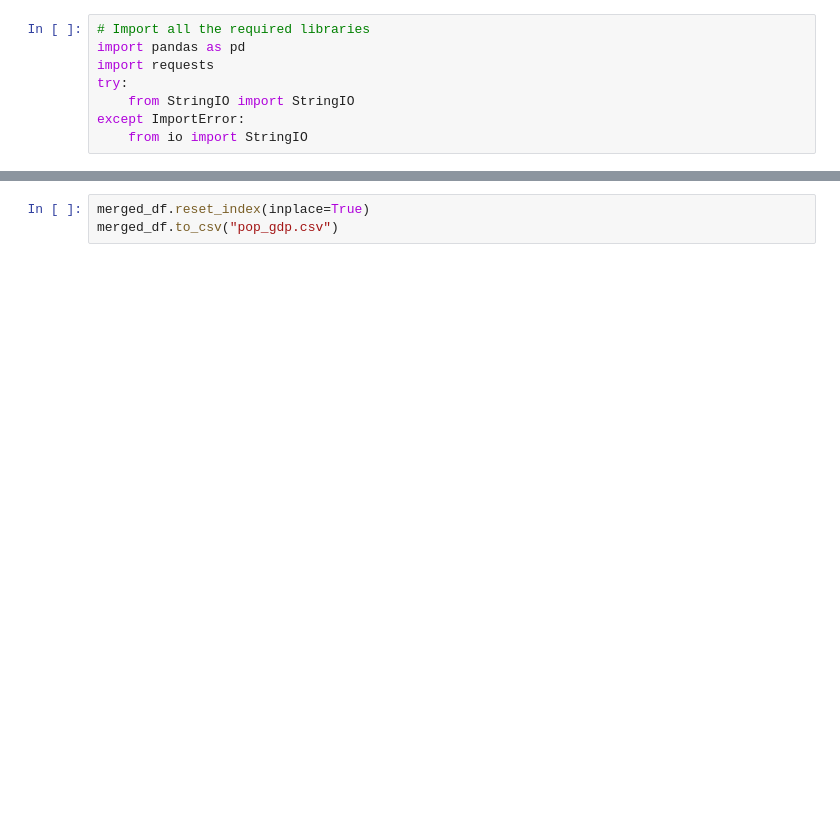
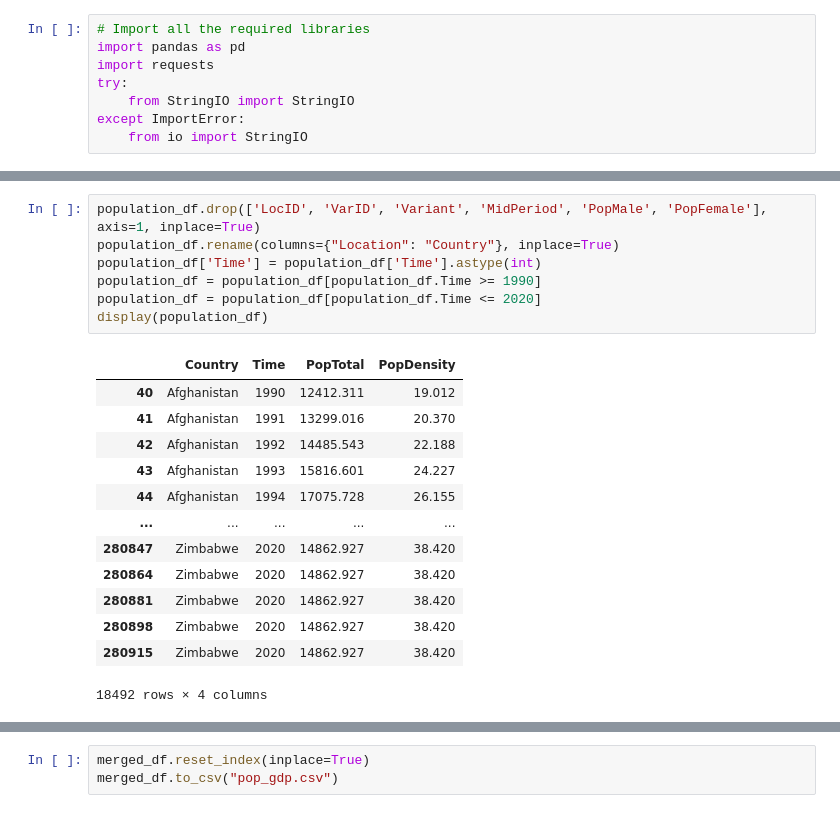
Before and after one commit to mohannashahrad/Borealis_AI_Plant_Tree_Project, a Jupyter notebook: preprocessing_scripts/GDP_DataProcessing.ipynb, the cells around one changed output, grey strips where cells are left out. Saved outputs shown, nothing was run; the diff lists cells and outputs as text; blank space fills up the shorter version.

```diff
--- a/preprocessing_scripts/GDP_DataProcessing.ipynb
+++ b/preprocessing_scripts/GDP_DataProcessing.ipynb
@@ -76 +61,22 @@ population_df.head()
+# %%
+population_df.drop(['LocID', 'VarID', 'Variant', 'MidPeriod', 'PopMale', 'PopFemale'], axis=1, inplace=True)
+population_df.rename(columns={"Location": "Country"}, inplace=True)
+population_df['Time'] = population_df['Time'].astype(int)
+population_df = population_df[population_df.Time >= 1990]
+population_df = population_df[population_df.Time <= 2020]
+display(population_df)
+# %% [output]
+|  | Country | Time | PopTotal | PopDensity |
+| 40 | Afghanistan | 1990 | 12412.311 | 19.012 |
+| 41 | Afghanistan | 1991 | 13299.016 | 20.370 |
+| 42 | Afghanistan | 1992 | 14485.543 | 22.188 |
+| 43 | Afghanistan | 1993 | 15816.601 | 24.227 |
+| 44 | Afghanistan | 1994 | 17075.728 | 26.155 |
+| ... | ... | ... | ... | ... |
+| 280847 | Zimbabwe | 2020 | 14862.927 | 38.420 |
+| 280864 | Zimbabwe | 2020 | 14862.927 | 38.420 |
+| 280881 | Zimbabwe | 2020 | 14862.927 | 38.420 |
+| 280898 | Zimbabwe | 2020 | 14862.927 | 38.420 |
+| 280915 | Zimbabwe | 2020 | 14862.927 | 38.420 |
+18492 rows × 4 columns
 # %%
```
Also changed, not shown: parts of 7 cells of this notebook.
